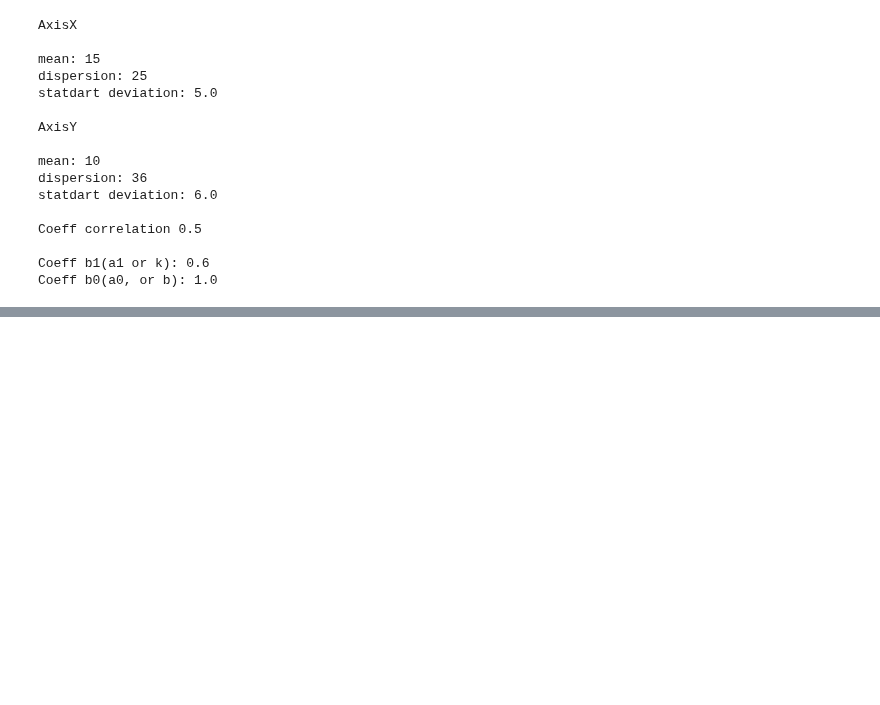
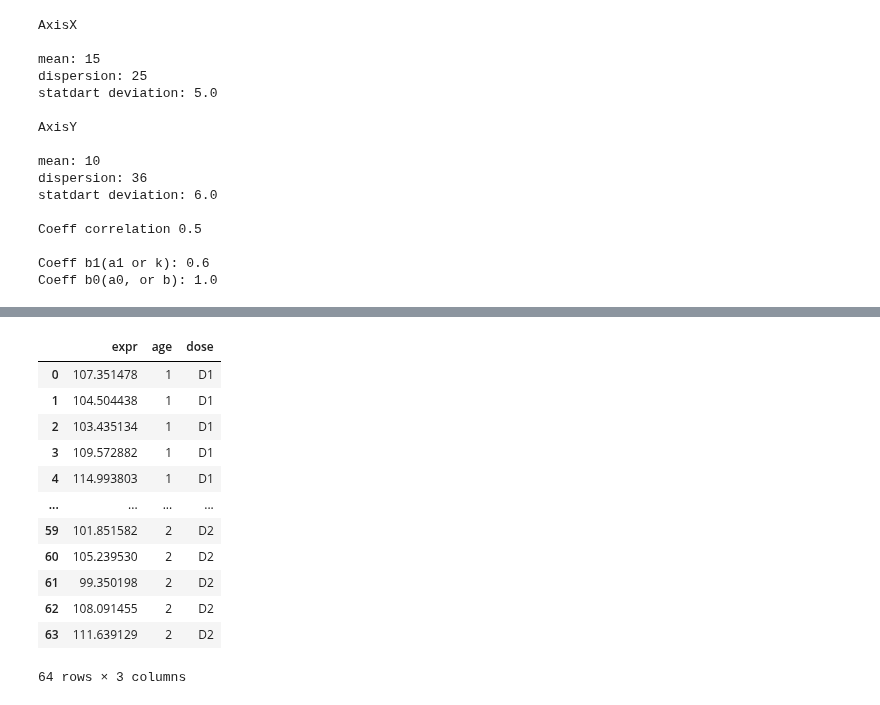
Before and after one commit to Stynic/train_ml_math, a Jupyter notebook: statistic/module_3/lessons_by_week3_by_stepic.ipynb, the cells around one changed output, grey strips where cells are left out. Saved outputs shown, nothing was run; the diff lists cells and outputs as text; code cells hidden in the pictures; blank space fills up the shorter version.

```diff
--- a/statistic/module_3/lessons_by_week3_by_stepic.ipynb
+++ b/statistic/module_3/lessons_by_week3_by_stepic.ipynb
@@ -40,0 +58,16 @@ Coeff b0(a0, or b): 1.0
+# %%
+df
+# %% [output]
+|  | expr | age | dose |
+| 0 | 107.351478 | 1 | D1 |
+| 1 | 104.504438 | 1 | D1 |
+| 2 | 103.435134 | 1 | D1 |
+| 3 | 109.572882 | 1 | D1 |
+| 4 | 114.993803 | 1 | D1 |
+| ... | ... | ... | ... |
+| 59 | 101.851582 | 2 | D2 |
+| 60 | 105.239530 | 2 | D2 |
+| 61 | 99.350198 | 2 | D2 |
+| 62 | 108.091455 | 2 | D2 |
+| 63 | 111.639129 | 2 | D2 |
+64 rows × 3 columns
```
Also changed, not shown: parts of 2 cells of this notebook, 2 other files.
